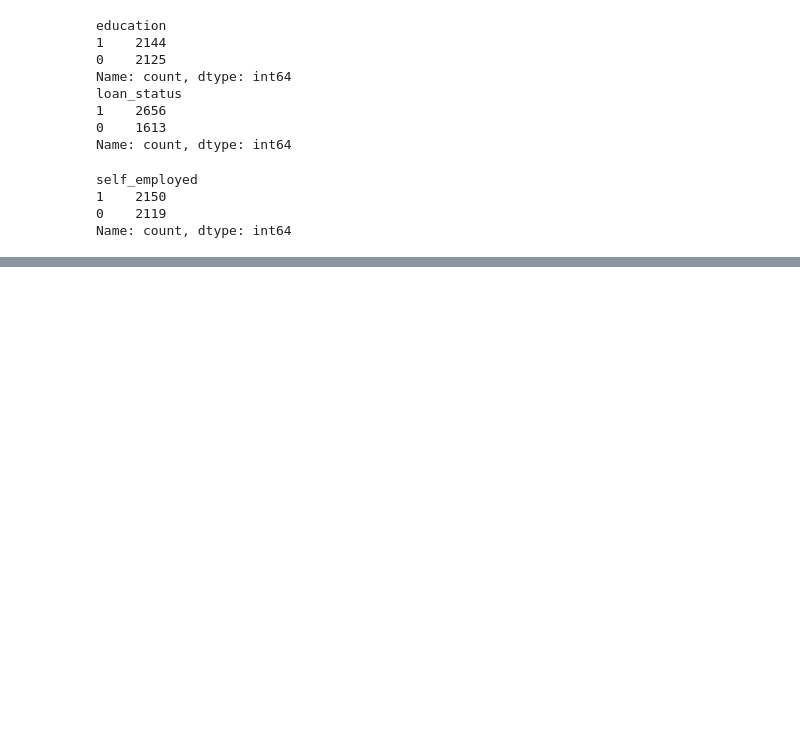
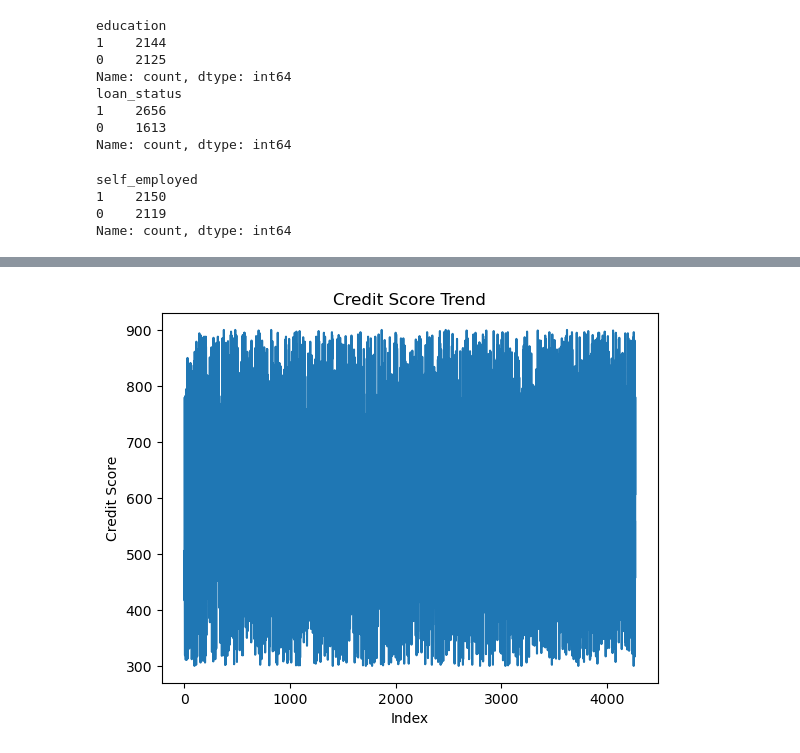
Before and after one commit to vj0246/Loan-Approval-Credit-Risk-Predictor, a Jupyter notebook: Notebooks/EDA.ipynb, the cells around one changed output, grey strips where cells are left out. Saved outputs shown, nothing was run; the diff lists cells and outputs as text; code cells hidden in the pictures; blank space fills up the shorter version.

```diff
--- a/Notebooks/EDA.ipynb
+++ b/Notebooks/EDA.ipynb
@@ -146,2 +169,10 @@ Name: count, dtype: int64
+# %%
+plt.plot(df.index, df['cibil_score'])
+plt.xlabel('Index')
+plt.ylabel('Credit Score')
+plt.title('Credit Score Trend')
+plt.show()
+# %% [output]
+[figure, added]
 # %%
 df.to_csv('Cleaned Loan_approval_dataset')
```
Also changed, not shown: parts of 3 cells of this notebook, 6 other files.
